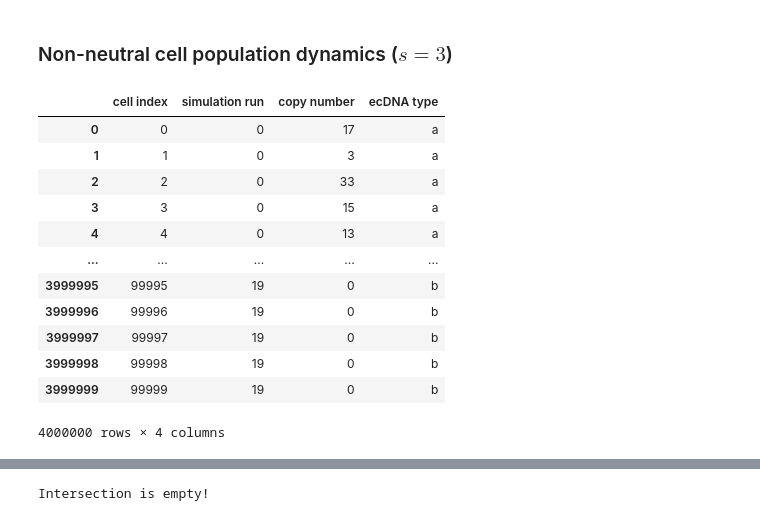
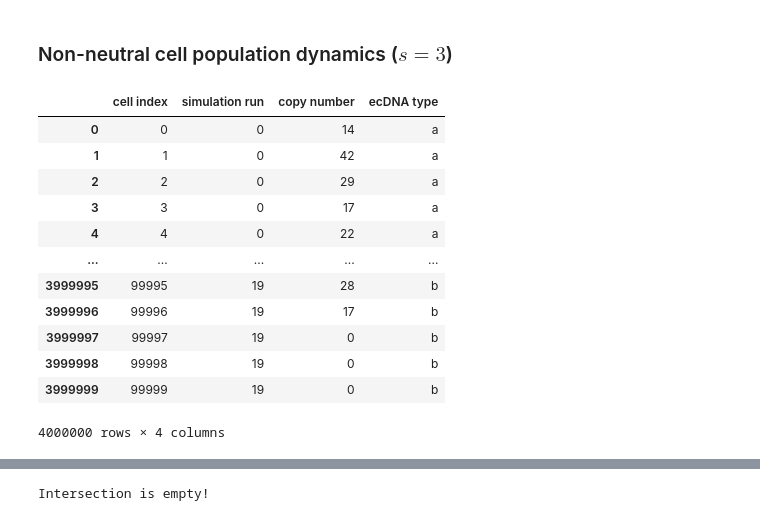
Before and after one commit to poulamisganguly/ECDNA-DYNAMICS, a Jupyter notebook: python/stats.ipynb, the cells around one changed output, grey strips where cells are left out. Cells and saved outputs as stored; diff of their text form; code cells hidden in the pictures.

```diff
--- a/python/stats.ipynb
+++ b/python/stats.ipynb
@@ -9,39 +9,39 @@ import pandas as pd
 # %%
 # load data from files
 DIR = '../tests/'
 
-data_a = np.loadtxt(DIR+'NonNeutralSummary_a_3.txt', dtype=int)
-data_b = np.loadtxt(DIR+'NonNeutralSummary_b_3.txt', dtype=int)
+data_a = np.loadtxt(DIR+'Summary_3_25_25_a.txt', dtype=int)
+data_b = np.loadtxt(DIR+'Summary_3_25_25_b.txt', dtype=int)
 
 # create pandas dataframe... this part is a hack that might get removed
 # if I already save output from the C++ code in the correct format
 
 ## create vector that contains the simulation run index
 simulation_run = np.repeat(np.arange(0,data_a.shape[0],1),
           data_a.shape[1])
 
 ## create vector containing cell number
 cell_index = np.tile(np.arange(0, data_a.shape[1],1), data_a.shape[0])
 
 ## create vector containing type name
 types = np.repeat(np.array(['a', 'b']), data_a.flatten().size)
 
 ## create dataframe
 data = pd.DataFrame({"cell index": np.concatenate((cell_index, cell_index)),
                     "simulation run": np.concatenate((simulation_run, simulation_run)),
                      "copy number": np.concatenate((data_a.flatten(), data_b.flatten())),
                      "ecDNA type": types})
 data
 # %% [output]
 |  | cell index | simulation run | copy number | ecDNA type |
-| 0 | 0 | 0 | 17 | a |
-| 1 | 1 | 0 | 3 | a |
-| 2 | 2 | 0 | 33 | a |
-| 3 | 3 | 0 | 15 | a |
-| 4 | 4 | 0 | 13 | a |
+| 0 | 0 | 0 | 14 | a |
+| 1 | 1 | 0 | 42 | a |
+| 2 | 2 | 0 | 29 | a |
+| 3 | 3 | 0 | 17 | a |
+| 4 | 4 | 0 | 22 | a |
 | ... | ... | ... | ... | ... |
-| 3999995 | 99995 | 19 | 0 | b |
-| 3999996 | 99996 | 19 | 0 | b |
+| 3999995 | 99995 | 19 | 28 | b |
+| 3999996 | 99996 | 19 | 17 | b |
 | 3999997 | 99997 | 19 | 0 | b |
 | 3999998 | 99998 | 19 | 0 | b |
 | 3999999 | 99999 | 19 | 0 | b |
```
Also changed, not shown: parts of 4 cells of this notebook, 3 other files.
